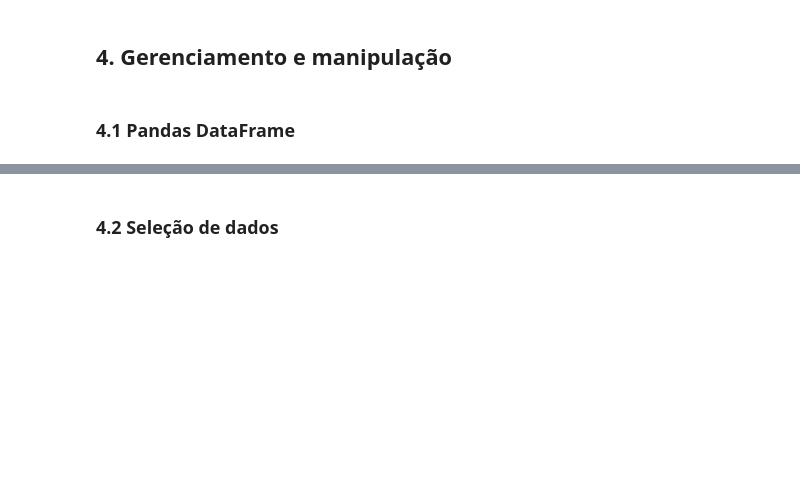
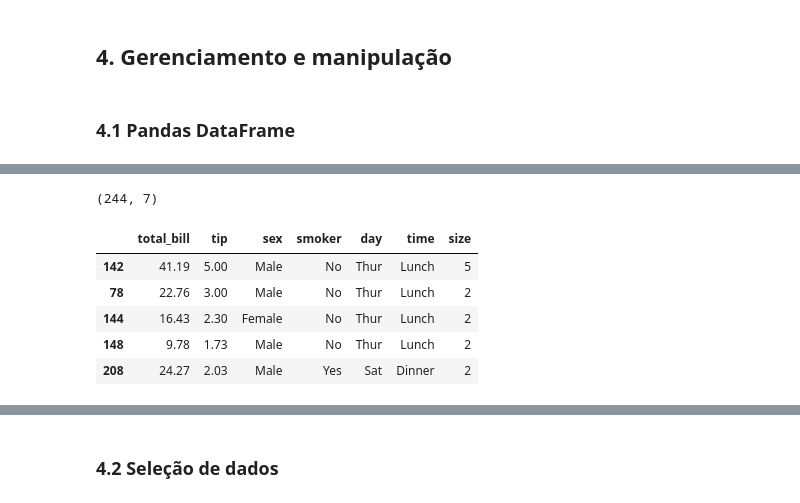
Before and after one commit to brenoslivio/CompVis_ICMC, a Jupyter notebook: Aula_01/Aula_01.ipynb, the cells around one changed output, grey strips where cells are left out. Cells and saved outputs as stored; diff of their text form; code cells hidden in the pictures; blank space fills up the shorter version.

```diff
--- a/Aula_01/Aula_01.ipynb
+++ b/Aula_01/Aula_01.ipynb
@@ -223,0 +263,13 @@ table_MN[2] # Terceira tabela encontrada
+# %%
+tips.shape
+# %% [output]
+(244, 7)
+# %%
+tips.sample(5)
+# %% [output]
+|  | total_bill | tip | sex | smoker | day | time | size |
+| 142 | 41.19 | 5.00 | Male | No | Thur | Lunch | 5 |
+| 78 | 22.76 | 3.00 | Male | No | Thur | Lunch | 2 |
+| 144 | 16.43 | 2.30 | Female | No | Thur | Lunch | 2 |
+| 148 | 9.78 | 1.73 | Male | No | Thur | Lunch | 2 |
+| 208 | 24.27 | 2.03 | Male | Yes | Sat | Dinner | 2 |
```
Also changed, not shown: parts of 23 cells of this notebook.
